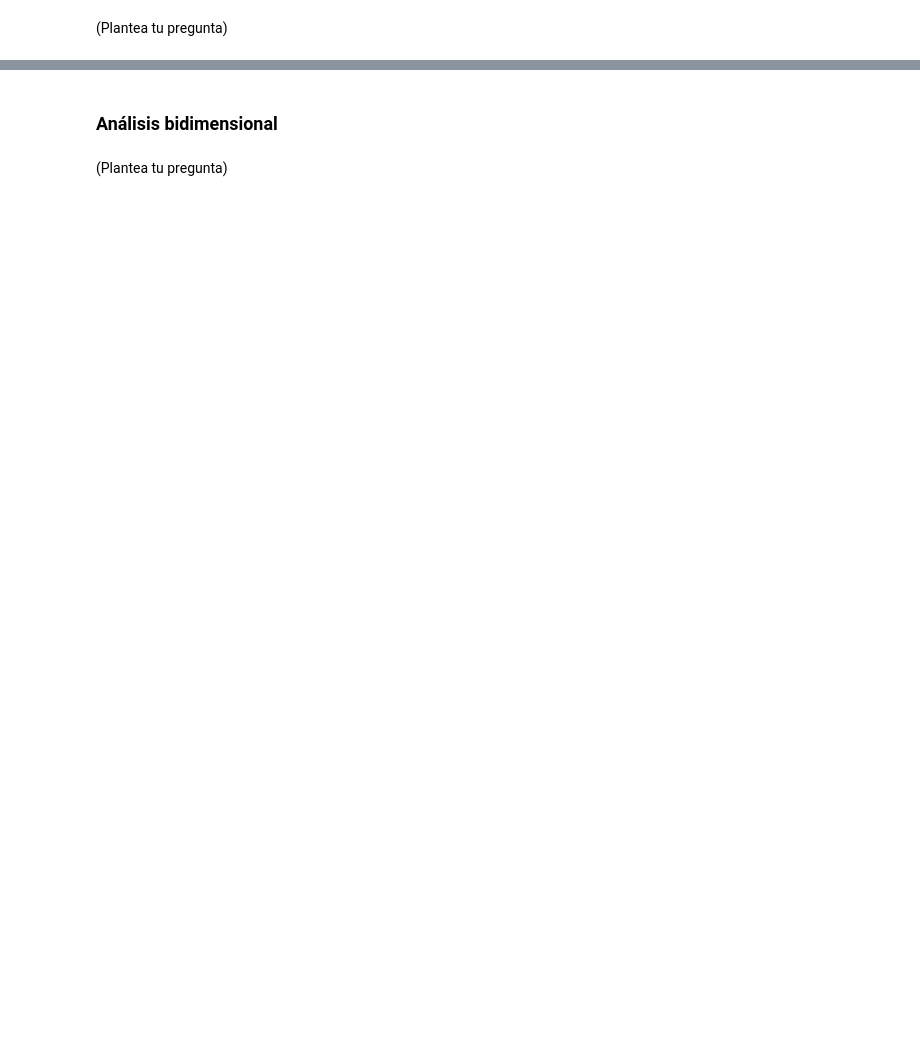
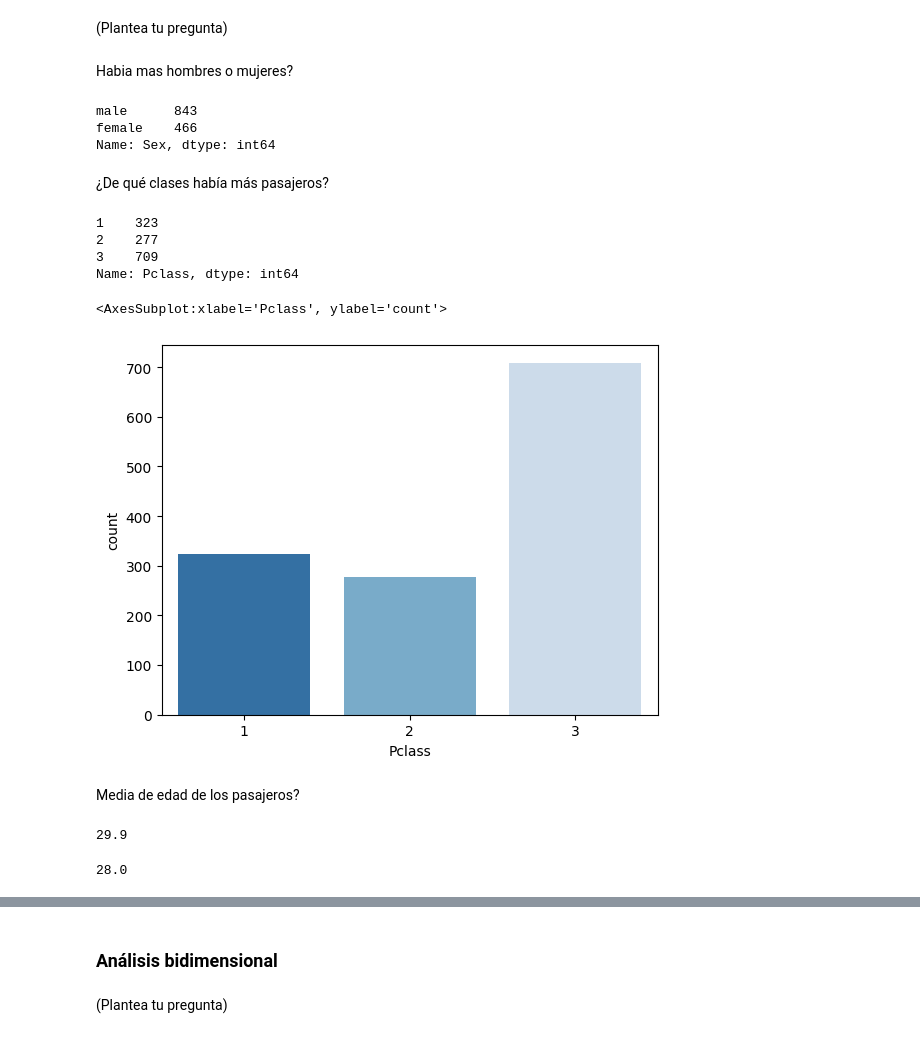
Before and after one commit to sheriffff/teaching_ibm_skillup_data_analytics2022, a Jupyter notebook: esp/01.intro.ipynb, the cells around one changed output, grey strips where cells are left out. Saved outputs shown, nothing was run; the diff lists cells and outputs as text; code cells hidden in the pictures; blank space fills up the shorter version.

```diff
--- a/esp/01.intro.ipynb
+++ b/esp/01.intro.ipynb
@@ -58,5 +56,5 @@ Contamos con un dataset de los pasajeros del Titanic: `titanic.csv`
 # %%
 import pandas as pd
 # %%
-titanic = pd.read_csv("./datasets/titanic.csv")
+titanic = pd.read_csv("../datasets/titanic.csv")
 # %%
@@ -98,2 +143,19 @@ Hay valores nulos?
 # %% [markdown]
 (Plantea tu pregunta)
+# %% [markdown]
+Habia mas hombres o mujeres?
+# %%
+titanic.Sex.value_counts()
+# %% [output]
+male      843
+female    466
+Name: Sex, dtype: int64
+# %% [markdown]
+¿De qué clases había más pasajeros?
+# %%
+titanic.Pclass.value_counts().sort_index()
+# %% [output]
+1    323
+2    277
+3    709
+Name: Pclass, dtype: int64
@@ -99,0 +164,15 @@ Hay valores nulos?
+# %%
+sns.countplot(x=titanic.Pclass, palette="Blues_r")
+# %% [output]
+<AxesSubplot:xlabel='Pclass', ylabel='count'>
+[figure, added]
+# %% [markdown]
+Media de edad de los pasajeros?
+# %%
+titanic.Age.mean().round(1)
+# %% [output]
+29.9
+# %%
+titanic.Age.median()
+# %% [output]
+28.0
```
Also changed, not shown: parts of 20 cells of this notebook.
